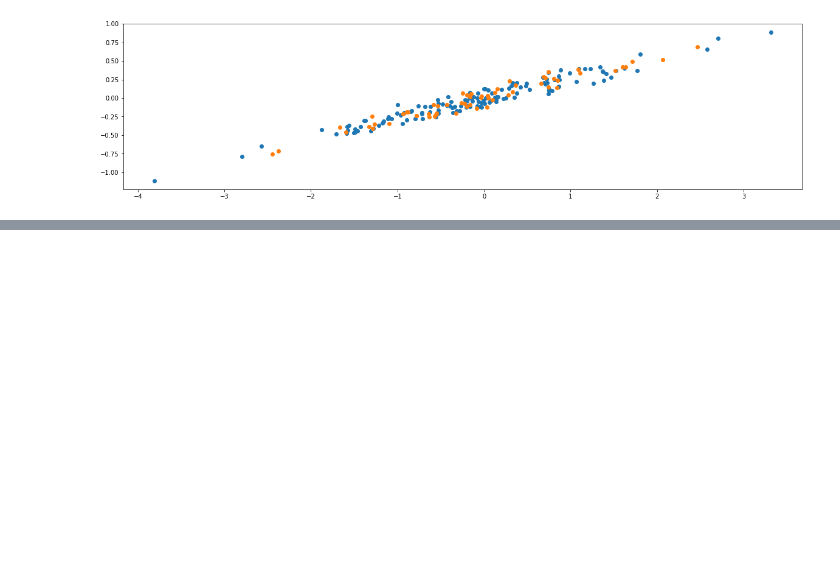
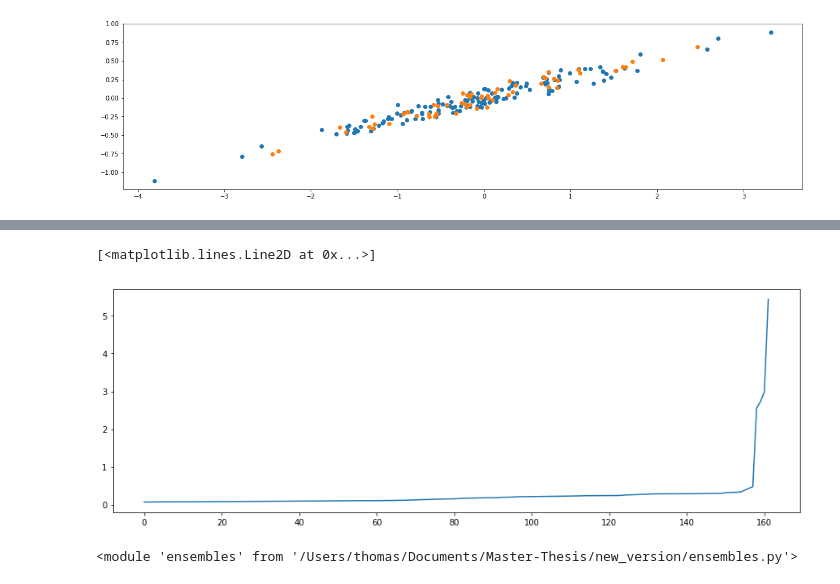
Before and after one commit to wooohoooo/Master-Thesis, a Jupyter notebook: new_version/parameter_search.ipynb, the cells around one changed output, grey strips where cells are left out. Cells and saved outputs as stored; diff of their text form; code cells hidden in the pictures; blank space fills up the shorter version.

Commit message:
added a stub for thompson parameter grid search

```diff
--- a/new_version/parameter_search.ipynb
+++ b/new_version/parameter_search.ipynb
@@ -244,0 +122,2 @@ doing a burn in of 3 epochs
+# %%
+score_lis_ensemblet = evaluation.gridsearch(EnsembleNetwork,dataset_creation.LinearDataset)#,**param_grid)
@@ -244,0 +143,11 @@ doing a burn in of 3 epochs
+# %%
+scores_ens = [x['score'] for x in score_lis_ensemblet]
+plt.plot(scores_ens)
+# %% [output]
+[<matplotlib.lines.Line2D at 0x...>]
+[figure, added]
+# %%
+import ensembles
+importlib.reload(ensembles)
+# %% [output]
+<module 'ensembles' from '/Users/thomas/Documents/Master-Thesis/new_version/ensembles.py'>
```
Also changed, not shown: parts of 36 cells of this notebook, 14 other files.
